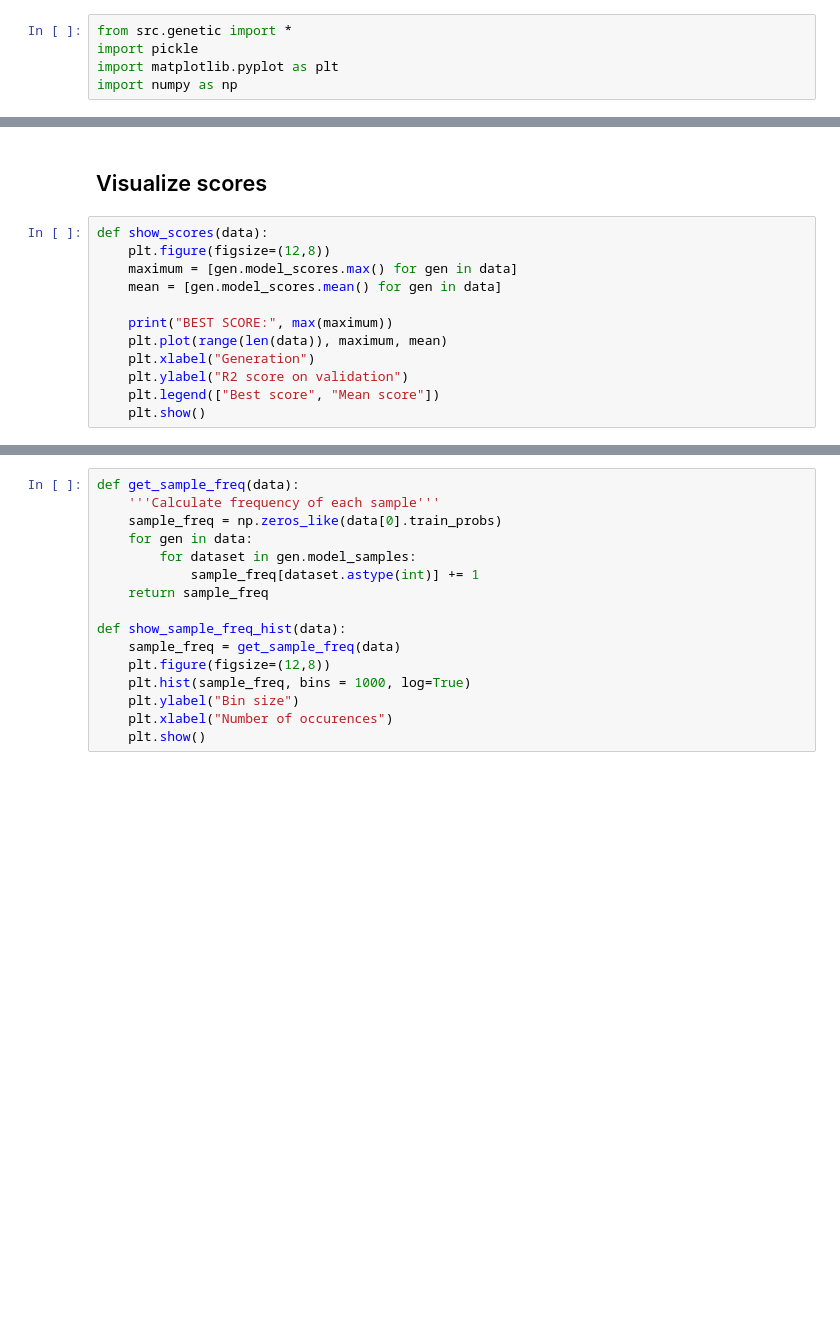
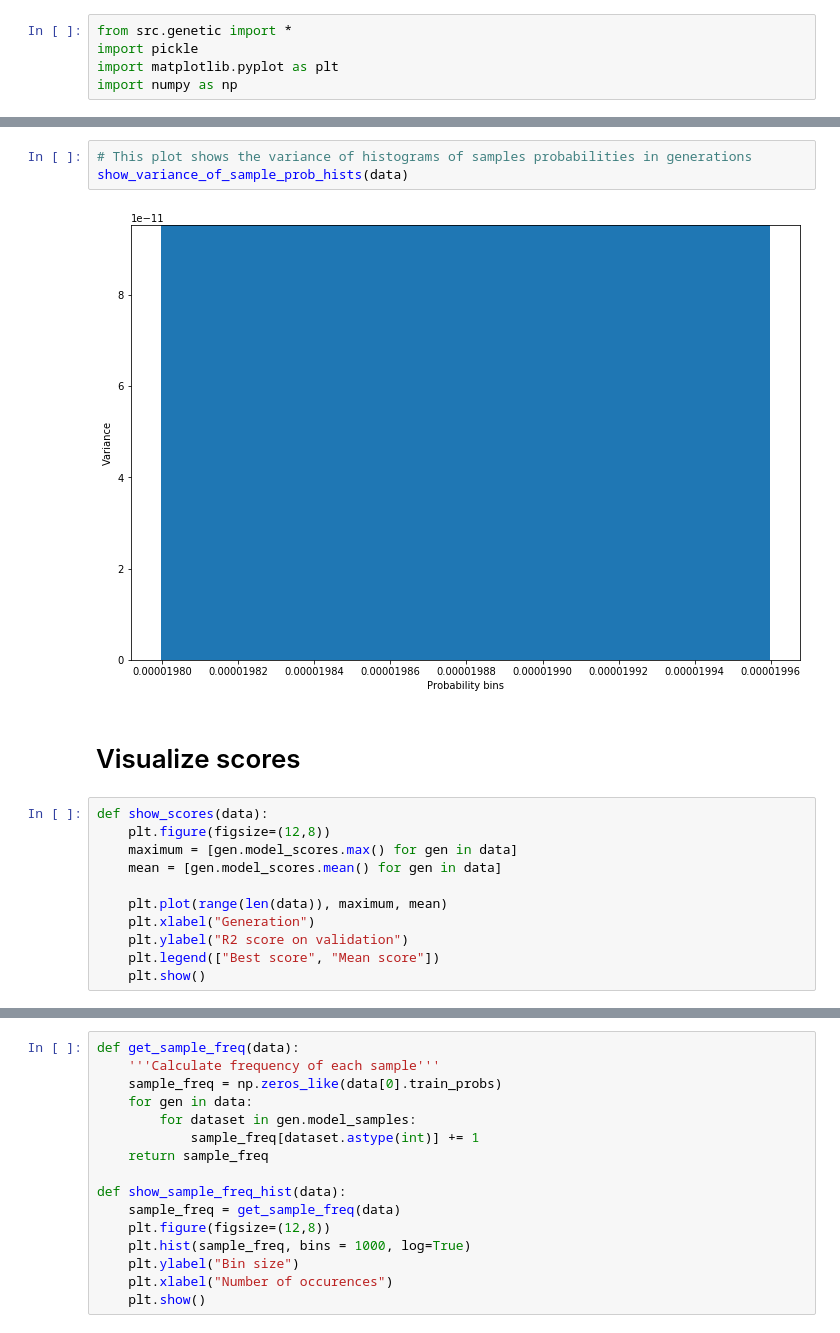
Before and after one commit to tmiskow/clash-royale-challenge, a Jupyter notebook: Visualizations.ipynb, the cells around one changed output, grey strips where cells are left out. Drawn from its saved outputs; the diff is of its cells as text; blank space fills up the shorter version.

```diff
--- a/Visualizations.ipynb
+++ b/Visualizations.ipynb
@@ -112,12 +96,16 @@ show_prob_hist_history(loss)
+# %%
+# This plot shows the variance of histograms of samples probabilities in generations
+show_variance_of_sample_prob_hists(data)
+# %% [output]
+[figure, added]
 # %% [markdown]
-## Visualize scores
+# Visualize scores
 # %%
 def show_scores(data):
     plt.figure(figsize=(12,8))
     maximum = [gen.model_scores.max() for gen in data]
     mean = [gen.model_scores.mean() for gen in data]
 
-    print("BEST SCORE:", max(maximum))
     plt.plot(range(len(data)), maximum, mean)
     plt.xlabel("Generation")
     plt.ylabel("R2 score on validation")
```
Also changed, not shown: parts of 25 cells of this notebook.
